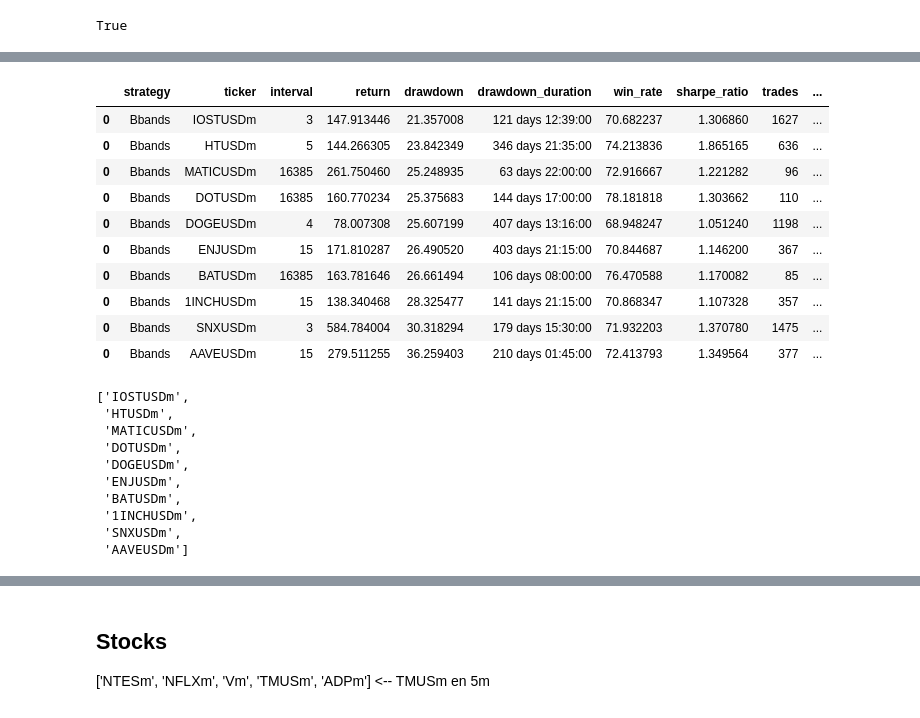
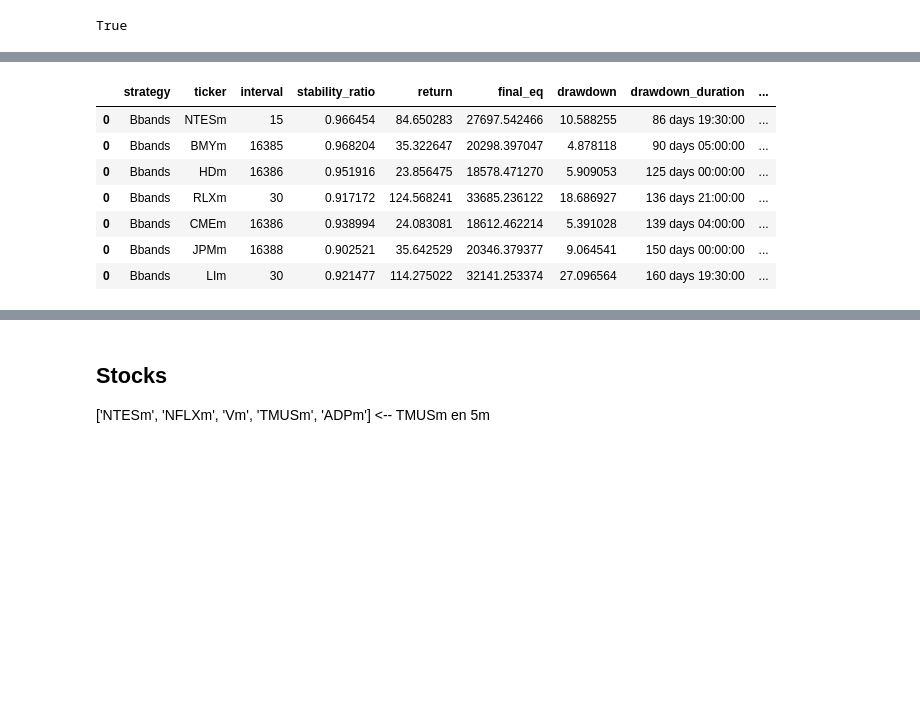
Before and after one commit to SaidJacobo/forex_ml_bot, a Jupyter notebook: backtesting/BbandsStgy.ipynb, the cells around one changed output, grey strips where cells are left out. Saved outputs shown, nothing was run; the diff lists cells and outputs as text; code cells hidden in the pictures; blank space fills up the shorter version.

```diff
--- a/backtesting/BbandsStgy.ipynb
+++ b/backtesting/BbandsStgy.ipynb
@@ -73,14 +62,15 @@ print(tickers)
 intervals = [
     # mt5.TIMEFRAME_M1,
     # mt5.TIMEFRAME_M2,
-    mt5.TIMEFRAME_D1,
-    mt5.TIMEFRAME_M3,
-    mt5.TIMEFRAME_M4,
-    mt5.TIMEFRAME_M5,
+    # mt5.TIMEFRAME_D1,
+    # mt5.TIMEFRAME_M3,
+    # mt5.TIMEFRAME_M4,
+    # mt5.TIMEFRAME_M5,
     mt5.TIMEFRAME_M15,
+    mt5.TIMEFRAME_M30,
     mt5.TIMEFRAME_H1,
-    # mt5.TIMEFRAME_H4,
-    # mt5.TIMEFRAME_H2,
+    mt5.TIMEFRAME_H2,
+    mt5.TIMEFRAME_H4,
     # mt5.TIMEFRAME_M30,
 ]
 
@@ -102,7 +92,7 @@ timezone = pytz.timezone("Etc/UTC")
 
 # Crear objetos 'datetime' en zona horaria UTC
 utc_from = datetime(2021, 1, 1, tzinfo=timezone)
-utc_to = datetime(2024, 1, 1, tzinfo=timezone)
+utc_to = datetime(2024, 9, 1, tzinfo=timezone)
 
 for ticker, interval in parameter_combinations:
     # Obtener las tasas históricas
@@ -165,7 +154,7 @@ class Bbands(Strategy):
     risk=3
 
     def init(self):
-        self.daily_sma_200 = self.I(
+        self.sma_200 = self.I(
             ta.SMA, self.data.Close, timeperiod=200
         )
 
@@ -199,13 +188,16 @@ class Bbands(Strategy):
 
         else:
 
-            if actual_close <= self.lower_band and actual_close > self.daily_sma_200:
+            if actual_close <= self.lower_band and actual_close > self.sma_200:
                 self.buy(size=self.risk / 100)
 
-            if actual_close >= self.upper_band and actual_close < self.daily_sma_200:
+            if actual_close >= self.upper_band and actual_close < self.sma_200:
                 self.sell(size=self.risk / 100)
 # %%
 import itertools
+import numpy as np
+from sklearn.linear_model import LinearRegression
+
 
 strategies = [
     Bbands,
@@ -231,12 +223,18 @@ for ticker, interval, strategy in experiments:
 
     stats = bt_train.run()
 
+    equity_curve = stats._equity_curve['Equity'].values
+    x = np.arange(len(equity_curve)).reshape(-1, 1)
+    reg = LinearRegression().fit(x, equity_curve)
+    stability_ratio = reg.score(x, equity_curve)
+
     df_stats = pd.DataFrame({
         'strategy':[strategy.__name__],
         'ticker':[ticker],
         'interval':[interval],
-
+        'stability_ratio':[stability_ratio],
         'return':[stats['Return [%]']],
+        'final_eq':[stats['Equity Final [$]']],
         'drawdown':[stats['Max. Drawdown [%]']],
         'drawdown_duration':[stats['Max. Drawdown Duration']],
         'win_rate':[stats['Win Rate [%]']],
@@ -253,37 +251,25 @@ for ticker, interval, strategy in experiments:
 
 performance['return/dd'] = performance['return'] / -performance['drawdown']
 performance['drawdown'] = -performance['drawdown']
+performance['custom_metric'] = (performance['return'] / (1 + performance.drawdown)) * np.log(1 + performance.trades)
 # %%
-performance['custom_metric'] = (performance['return'] / (1 + performance.drawdown)) * np.log(1 + performance.trades)
 
 filter_performance = performance[
-    (performance['sharpe_ratio']>1) & (performance['trades']>5)
-].sort_values(by=['drawdown'], ascending=[True]).drop_duplicates(subset=['ticker'], keep='first')
+    (performance['return']>0) & (performance['return/dd']>=2) & (performance['stability_ratio'] > 0.90)
+].sort_values(by=['drawdown_duration'], ascending=[True]).drop_duplicates(subset=['ticker'], keep='first').head(7)
 
 portfolio = filter_performance.ticker.tolist()
+intervals = filter_performance.interval.values.tolist()
 
 display(filter_performance)
 
-portfolio
+# portfolio
 # %% [output]
-|  | strategy | ticker | interval | return | drawdown | drawdown_duration | win_rate | sharpe_ratio | trades | ... |
-| 0 | Bbands | IOSTUSDm | 3 | 147.913446 | 21.357008 | 121 days 12:39:00 | 70.682237 | 1.306860 | 1627 | ... |
-| 0 | Bbands | HTUSDm | 5 | 144.266305 | 23.842349 | 346 days 21:35:00 | 74.213836 | 1.865165 | 636 | ... |
-| 0 | Bbands | MATICUSDm | 16385 | 261.750460 | 25.248935 | 63 days 22:00:00 | 72.916667 | 1.221282 | 96 | ... |
-| 0 | Bbands | DOTUSDm | 16385 | 160.770234 | 25.375683 | 144 days 17:00:00 | 78.181818 | 1.303662 | 110 | ... |
-| 0 | Bbands | DOGEUSDm | 4 | 78.007308 | 25.607199 | 407 days 13:16:00 | 68.948247 | 1.051240 | 1198 | ... |
-| 0 | Bbands | ENJUSDm | 15 | 171.810287 | 26.490520 | 403 days 21:15:00 | 70.844687 | 1.146200 | 367 | ... |
-| 0 | Bbands | BATUSDm | 16385 | 163.781646 | 26.661494 | 106 days 08:00:00 | 76.470588 | 1.170082 | 85 | ... |
-| 0 | Bbands | 1INCHUSDm | 15 | 138.340468 | 28.325477 | 141 days 21:15:00 | 70.868347 | 1.107328 | 357 | ... |
-| 0 | Bbands | SNXUSDm | 3 | 584.784004 | 30.318294 | 179 days 15:30:00 | 71.932203 | 1.370780 | 1475 | ... |
-| 0 | Bbands | AAVEUSDm | 15 | 279.511255 | 36.259403 | 210 days 01:45:00 | 72.413793 | 1.349564 | 377 | ... |
+|  | strategy | ticker | interval | stability_ratio | return | final_eq | drawdown | drawdown_duration | ... |
+| 0 | Bbands | NTESm | 15 | 0.966454 | 84.650283 | 27697.542466 | 10.588255 | 86 days 19:30:00 | ... |
+| 0 | Bbands | BMYm | 16385 | 0.968204 | 35.322647 | 20298.397047 | 4.878118 | 90 days 05:00:00 | ... |
+| 0 | Bbands | HDm | 16386 | 0.951916 | 23.856475 | 18578.471270 | 5.909053 | 125 days 00:00:00 | ... |
+| 0 | Bbands | RLXm | 30 | 0.917172 | 124.568241 | 33685.236122 | 18.686927 | 136 days 21:00:00 | ... |
+| 0 | Bbands | CMEm | 16386 | 0.938994 | 24.083081 | 18612.462214 | 5.391028 | 139 days 04:00:00 | ... |
+| 0 | Bbands | JPMm | 16388 | 0.902521 | 35.642529 | 20346.379377 | 9.064541 | 150 days 00:00:00 | ... |
+| 0 | Bbands | LIm | 30 | 0.921477 | 114.275022 | 32141.253374 | 27.096564 | 160 days 19:30:00 | ... |
-['IOSTUSDm',
- 'HTUSDm',
- 'MATICUSDm',
- 'DOTUSDm',
- 'DOGEUSDm',
- 'ENJUSDm',
- 'BATUSDm',
- '1INCHUSDm',
- 'SNXUSDm',
- 'AAVEUSDm']
```
Also changed, not shown: parts of 5 cells of this notebook, 9 other files.
